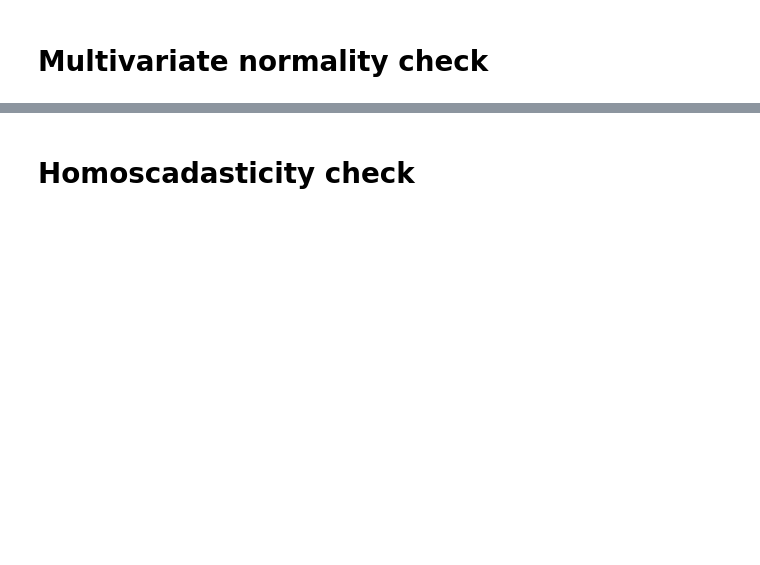
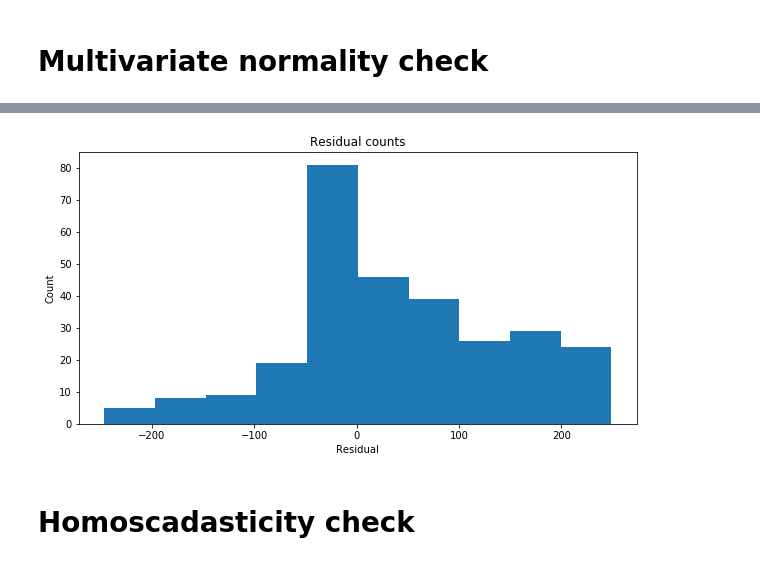
Before and after one commit to sohaibk321/linear_reg_NY_crimes, a Jupyter notebook: NYC_crime_linear_reg.ipynb, the cells around one changed output, grey strips where cells are left out. Cells and saved outputs as stored; diff of their text form; code cells hidden in the pictures; blank space fills up the shorter version.

```diff
--- a/NYC_crime_linear_reg.ipynb
+++ b/NYC_crime_linear_reg.ipynb
@@ -200,15 +201,17 @@ df.drop(df[np.abs(residual)>250].index, inplace=True)
 # %%
 actual = df['Property crime']
-X = df[['Population^2', 'Murder', 'Robbery_feature', 'Arson_data', 'Motor_theft', 'Burglary']]
+X = df[['Population^2', 'Murder', 'Robbery_feature', 'High_theft', 'Arson3', 'Motor_theft', 'Violence']]
 predicted = regr.predict(X).ravel()
 residual = predicted-actual
 
 plt.figure(figsize=(10,5))
 plt.hist(residual)
 plt.title('Residual counts')
 plt.xlabel('Residual')
 plt.ylabel('Count')
 plt.show()
+# %% [output]
+[figure, added]
 # %% [markdown]
 # Homoscadasticity check
 # %%
```
Also changed, not shown: parts of 11 cells of this notebook.
